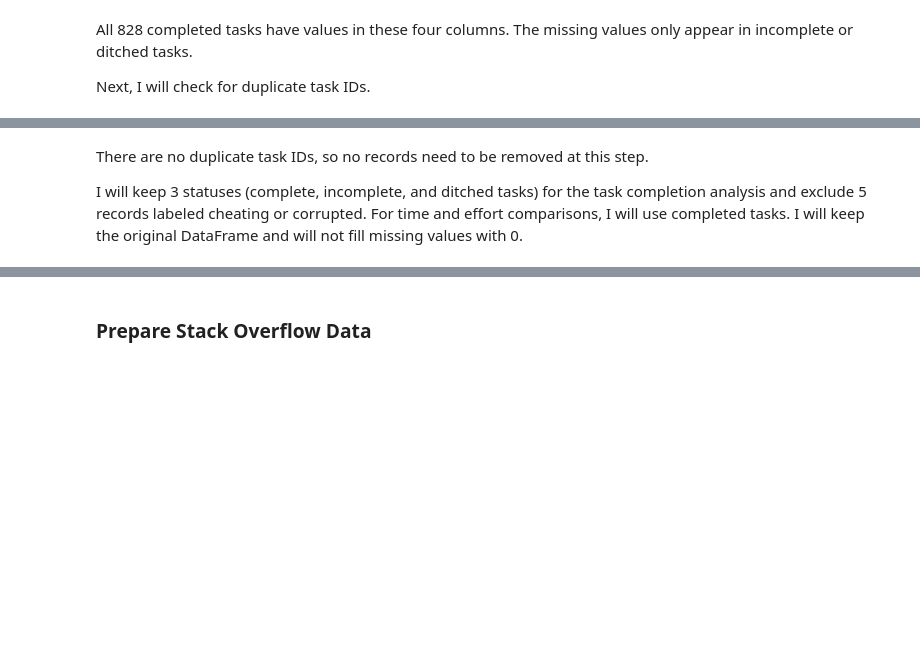
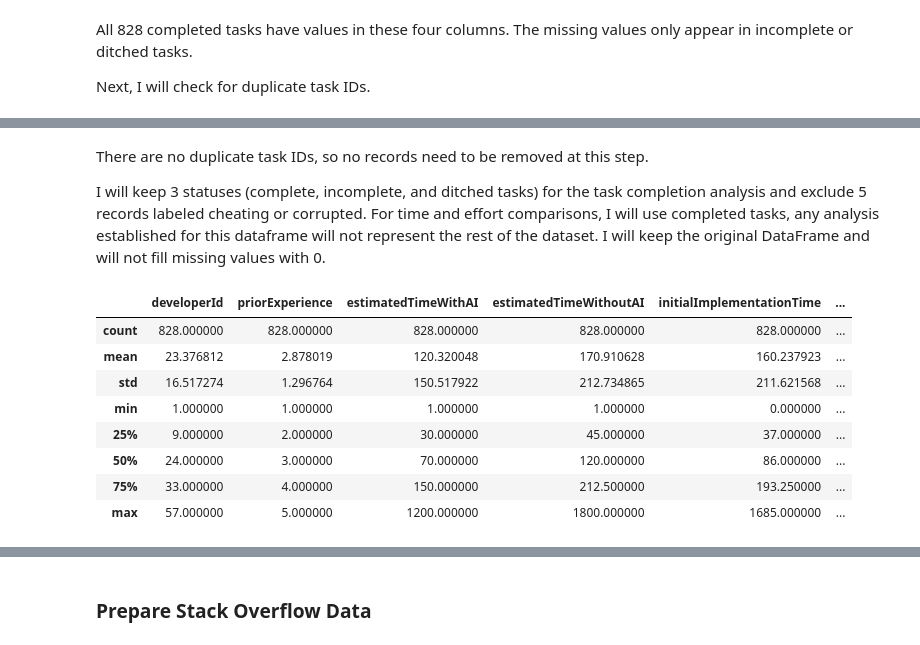
Before and after one commit to IT4063C-Fall2026/data-tech-analytics-final-project-canhkhoqua, a Jupyter notebook: source.ipynb, the cells around one changed output, grey strips where cells are left out. Saved outputs shown, nothing was run; the diff lists cells and outputs as text; code cells hidden in the pictures; blank space fills up the shorter version.

```diff
--- a/source.ipynb
+++ b/source.ipynb
@@ -224,10 +311,22 @@ metr_df["id"].duplicated().sum()
 # %% [markdown]
 There are no duplicate task IDs, so no records need to be removed at this step.
 
-I will keep 3 statuses (complete, incomplete, and ditched tasks) for the task completion analysis and exclude 5 records labeled cheating or corrupted. For time and effort comparisons, I will use completed tasks. I will keep the original DataFrame and will not fill missing values with 0.
+I will keep 3 statuses (complete, incomplete, and ditched tasks) for the task completion analysis and exclude 5 records labeled cheating or corrupted. For time and effort comparisons, I will use completed tasks, any analysis established for this dataframe will not represent the rest of the dataset. I will keep the original DataFrame and will not fill missing values with 0.
 # %%
 # Keep the three status for the status comparison
 metr_status_df = metr_df[metr_df['status'].isin(['complete','ditched','incomplete'])].copy()
 
 # Keep completed tasks for time and effort comparison
 metr_complete_df = metr_status_df[metr_status_df['status'] == 'complete'].copy()
+# %%
+metr_complete_df.describe()
+# %% [output]
+|  | developerId | priorExperience | estimatedTimeWithAI | estimatedTimeWithoutAI | initialImplementationTime | ... |
+| count | 828.000000 | 828.000000 | 828.000000 | 828.000000 | 828.000000 | ... |
+| mean | 23.376812 | 2.878019 | 120.320048 | 170.910628 | 160.237923 | ... |
+| std | 16.517274 | 1.296764 | 150.517922 | 212.734865 | 211.621568 | ... |
+| min | 1.000000 | 1.000000 | 1.000000 | 1.000000 | 0.000000 | ... |
+| 25% | 9.000000 | 2.000000 | 30.000000 | 45.000000 | 37.000000 | ... |
+| 50% | 24.000000 | 3.000000 | 70.000000 | 120.000000 | 86.000000 | ... |
+| 75% | 33.000000 | 4.000000 | 150.000000 | 212.500000 | 193.250000 | ... |
+| max | 57.000000 | 5.000000 | 1200.000000 | 1800.000000 | 1685.000000 | ... |
```
Also changed, not shown: parts of 43 cells of this notebook, 1 other file.
